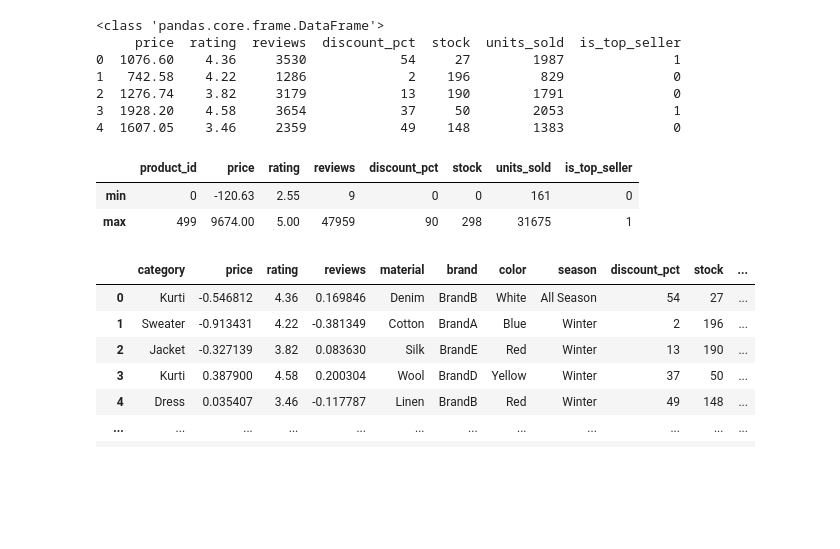
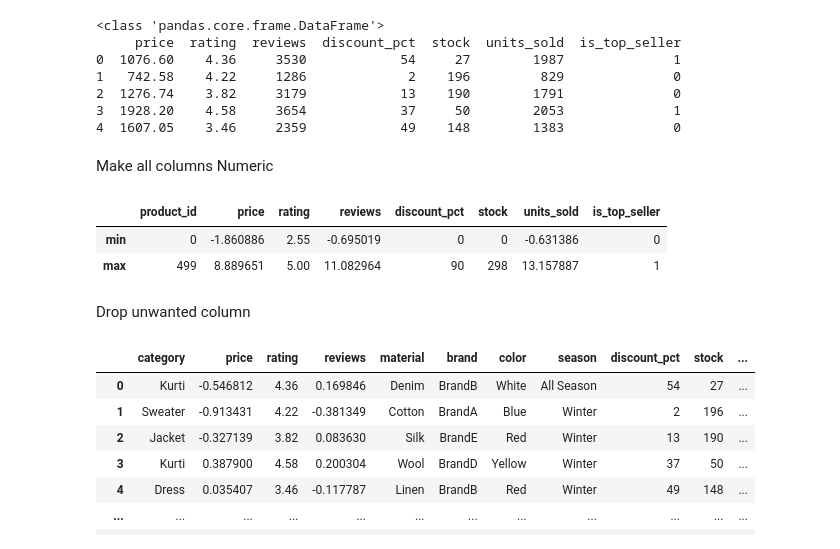
Before and after one commit to KhushiKatke/Business-Analysis, a Jupyter notebook: Notebooks/DataCleaning.ipynb, the cells around one changed output. Saved outputs shown, nothing was run; the diff lists cells and outputs as text; code cells hidden in the pictures; blank space fills up the shorter version.

```diff
--- a/Notebooks/DataCleaning.ipynb
+++ b/Notebooks/DataCleaning.ipynb
@@ -205,16 +209,20 @@ print(num_col.head() if hasattr(num_col, "head") else num_col)
 2  1276.74    3.82     3179            13    190        1791              0
 3  1928.20    4.58     3654            37     50        2053              1
 4  1607.05    3.46     2359            49    148        1383              0
+# %% [markdown]
+Make all columns Numeric
 # %%
 # Detect numeric columns properly
-numeric_cols = clean_data.select_dtypes(include=['int64', 'float64']).columns
+numeric_cols = data.select_dtypes(include=['int64','float64']).columns
 
 # Now this will work
-clean_data[numeric_cols].agg(['min', 'max'])
+data[numeric_cols].agg(['min', 'max'])
 # %% [output]
 |  | product_id | price | rating | reviews | discount_pct | stock | units_sold | is_top_seller |
-| min | 0 | -120.63 | 2.55 | 9 | 0 | 0 | 161 | 0 |
-| max | 499 | 9674.00 | 5.00 | 47959 | 90 | 298 | 31675 | 1 |
+| min | 0 | -1.860886 | 2.55 | -0.695019 | 0 | 0 | -0.631386 | 0 |
+| max | 499 | 8.889651 | 5.00 | 11.082964 | 90 | 298 | 13.157887 | 1 |
+# %% [markdown]
+Drop unwanted column
 # %%
 data.drop(columns=['product_id'])
 # %% [output]
```
Also changed, not shown: parts of 5 cells of this notebook, 2 other files.
